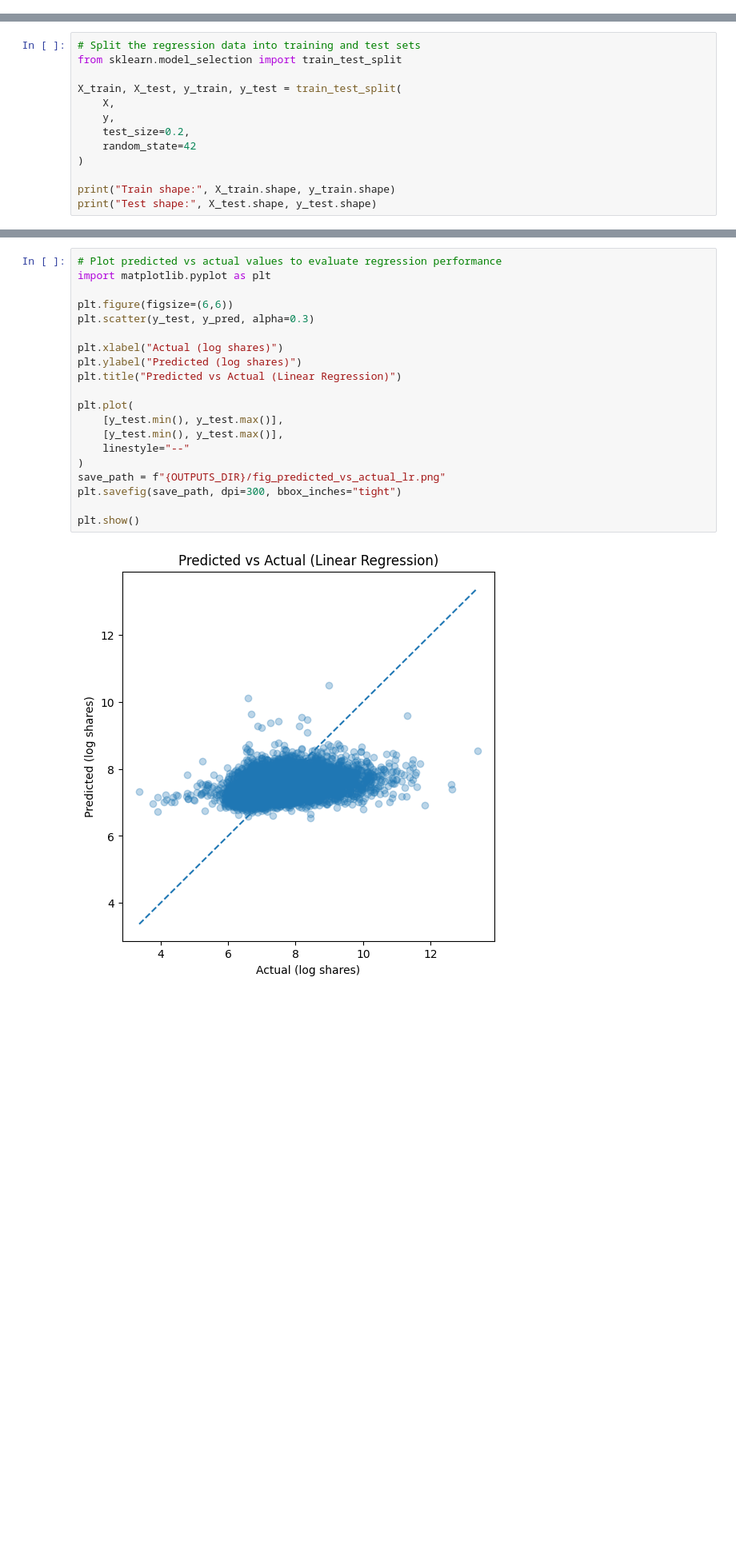
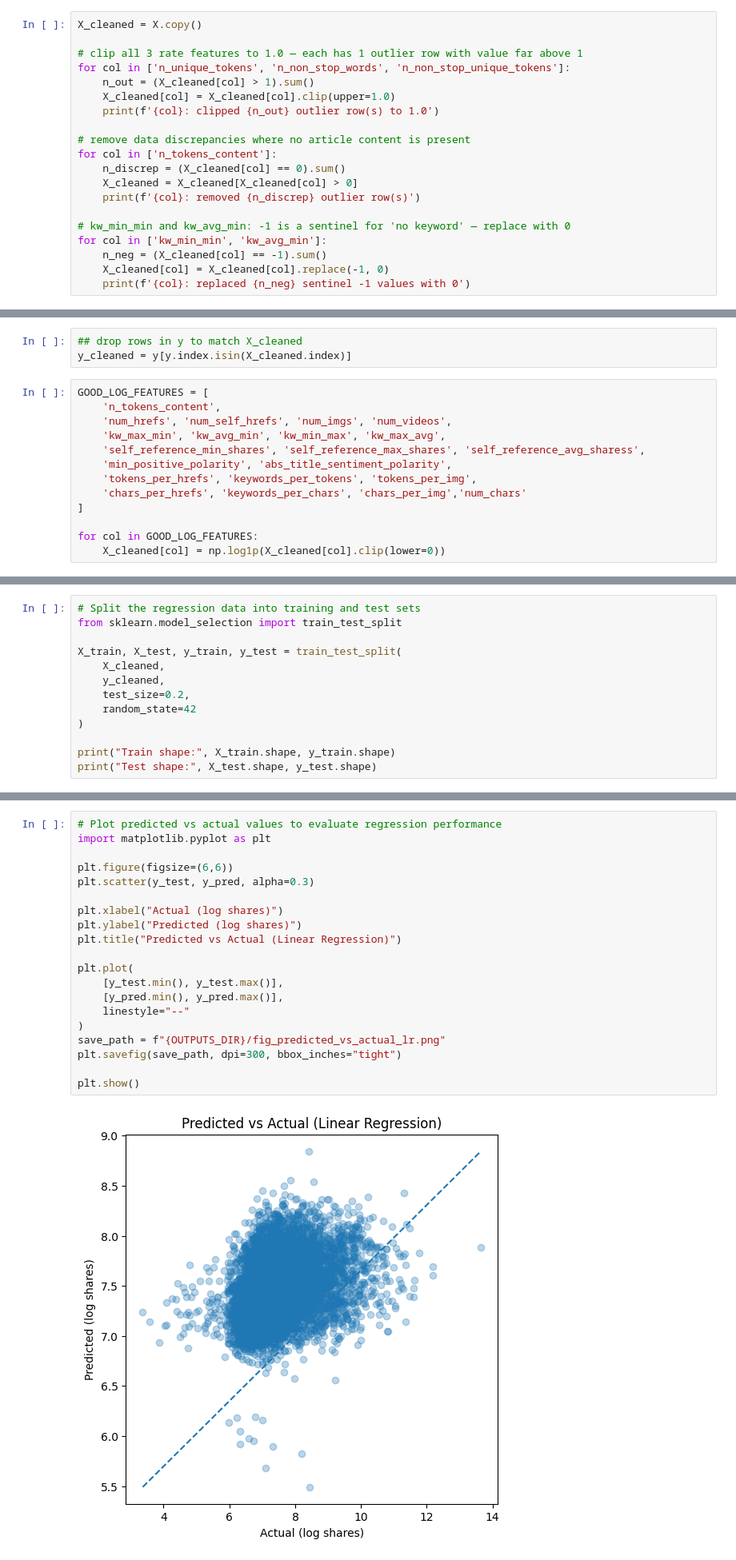
Before and after one commit to yh6384-design/ML_Online_News_Popularity, a Jupyter notebook: NB2_Modeling.ipynb, the cells around one changed output, grey strips where cells are left out. Shown at 80% size. Cells and saved outputs as stored; diff of their text form; blank space fills up the shorter version.

```diff
--- a/NB2_Modeling.ipynb
+++ b/NB2_Modeling.ipynb
@@ -763,0 +1096,20 @@ print(X.shape, y.shape)
+# %%
+X_cleaned = X.copy()
+
+# clip all 3 rate features to 1.0 — each has 1 outlier row with value far above 1
+for col in ['n_unique_tokens', 'n_non_stop_words', 'n_non_stop_unique_tokens']:
+    n_out = (X_cleaned[col] > 1).sum()
+    X_cleaned[col] = X_cleaned[col].clip(upper=1.0)
+    print(f'{col}: clipped {n_out} outlier row(s) to 1.0')
+
+# remove data discrepancies where no article content is present
+for col in ['n_tokens_content']:
+    n_discrep = (X_cleaned[col] == 0).sum()
+    X_cleaned = X_cleaned[X_cleaned[col] > 0]
+    print(f'{col}: removed {n_discrep} outlier row(s)')
+
+# kw_min_min and kw_avg_min: -1 is a sentinel for 'no keyword' — replace with 0
+for col in ['kw_min_min', 'kw_avg_min']:
+    n_neg = (X_cleaned[col] == -1).sum()
+    X_cleaned[col] = X_cleaned[col].replace(-1, 0)
+    print(f'{col}: replaced {n_neg} sentinel -1 values with 0')
@@ -763,0 +1123,16 @@ print(X.shape, y.shape)
+# %%
+## drop rows in y to match X_cleaned
+y_cleaned = y[y.index.isin(X_cleaned.index)]
+# %%
+GOOD_LOG_FEATURES = [
+    'n_tokens_content',
+    'num_hrefs', 'num_self_hrefs', 'num_imgs', 'num_videos',
+    'kw_max_min', 'kw_avg_min', 'kw_min_max', 'kw_max_avg',
+    'self_reference_min_shares', 'self_reference_max_shares', 'self_reference_avg_sharess',
+    'min_positive_polarity', 'abs_title_sentiment_polarity',
+    'tokens_per_hrefs', 'keywords_per_tokens', 'tokens_per_img',
+    'chars_per_hrefs', 'keywords_per_chars', 'chars_per_img','num_chars'
+]
+
+for col in GOOD_LOG_FEATURES:
+    X_cleaned[col] = np.log1p(X_cleaned[col].clip(lower=0))
@@ -766,8 +1148,8 @@ print(X.shape, y.shape)
 from sklearn.model_selection import train_test_split
 
 X_train, X_test, y_train, y_test = train_test_split(
-    X,
-    y,
+    X_cleaned,
+    y_cleaned,
     test_size=0.2,
     random_state=42
 )
@@ -798,25 +1180,25 @@ R^2: 0.1274222678496575
 # %%
 # Plot predicted vs actual values to evaluate regression performance
 import matplotlib.pyplot as plt
 
 plt.figure(figsize=(6,6))
 plt.scatter(y_test, y_pred, alpha=0.3)
 
 plt.xlabel("Actual (log shares)")
 plt.ylabel("Predicted (log shares)")
 plt.title("Predicted vs Actual (Linear Regression)")
 
 plt.plot(
     [y_test.min(), y_test.max()],
-    [y_test.min(), y_test.max()],
+    [y_pred.min(), y_pred.max()],
     linestyle="--"
 )
 save_path = f"{OUTPUTS_DIR}/fig_predicted_vs_actual_lr.png"
 plt.savefig(save_path, dpi=300, bbox_inches="tight")
 
 plt.show()
 # %% [output]
-[figure, old version]
+[figure, new version]
 # %%
 # Train a Random Forest Regressor and evaluate its performance
 from sklearn.ensemble import RandomForestRegressor
```
Also changed, not shown: parts of 81 cells of this notebook.
